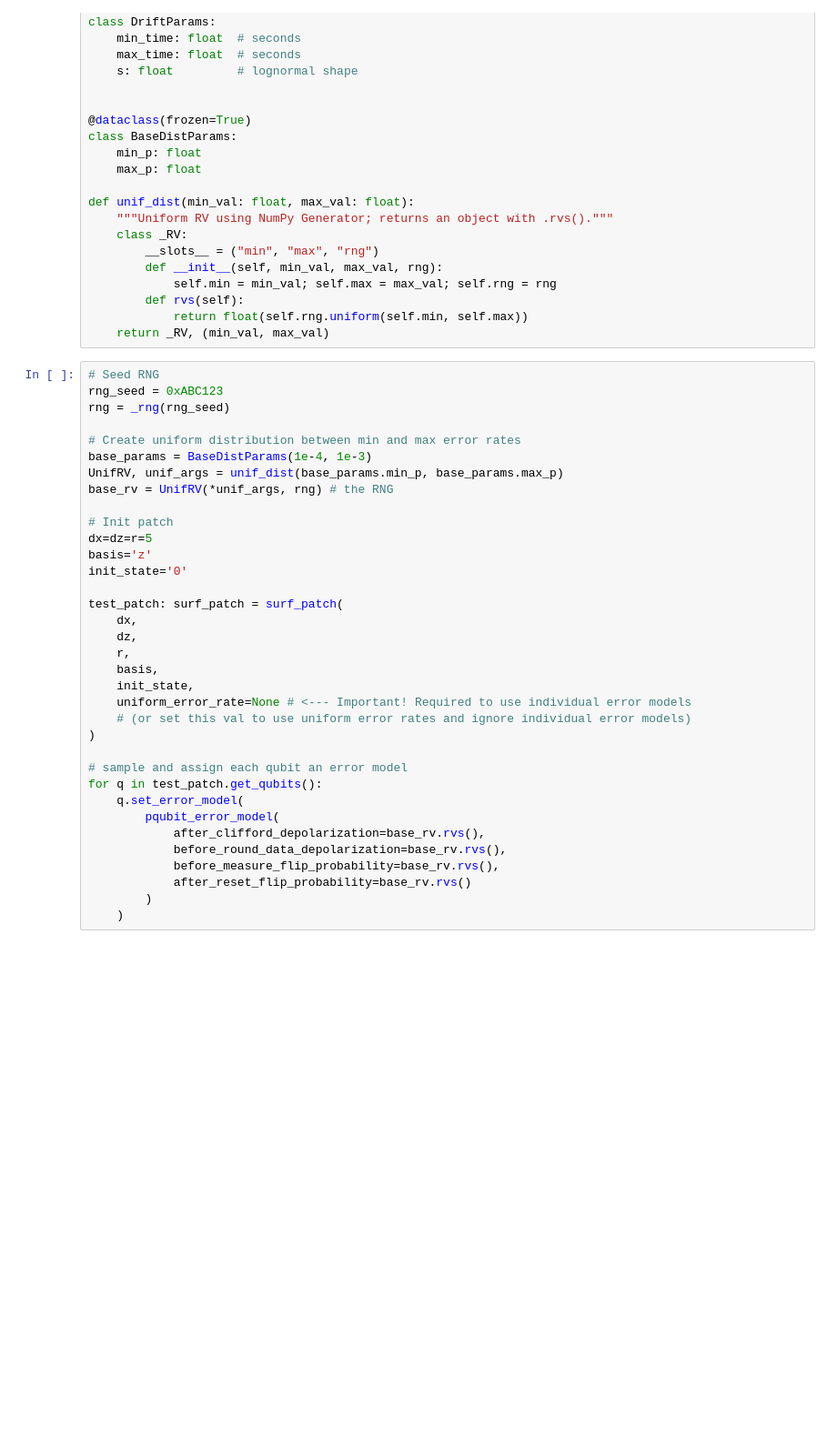
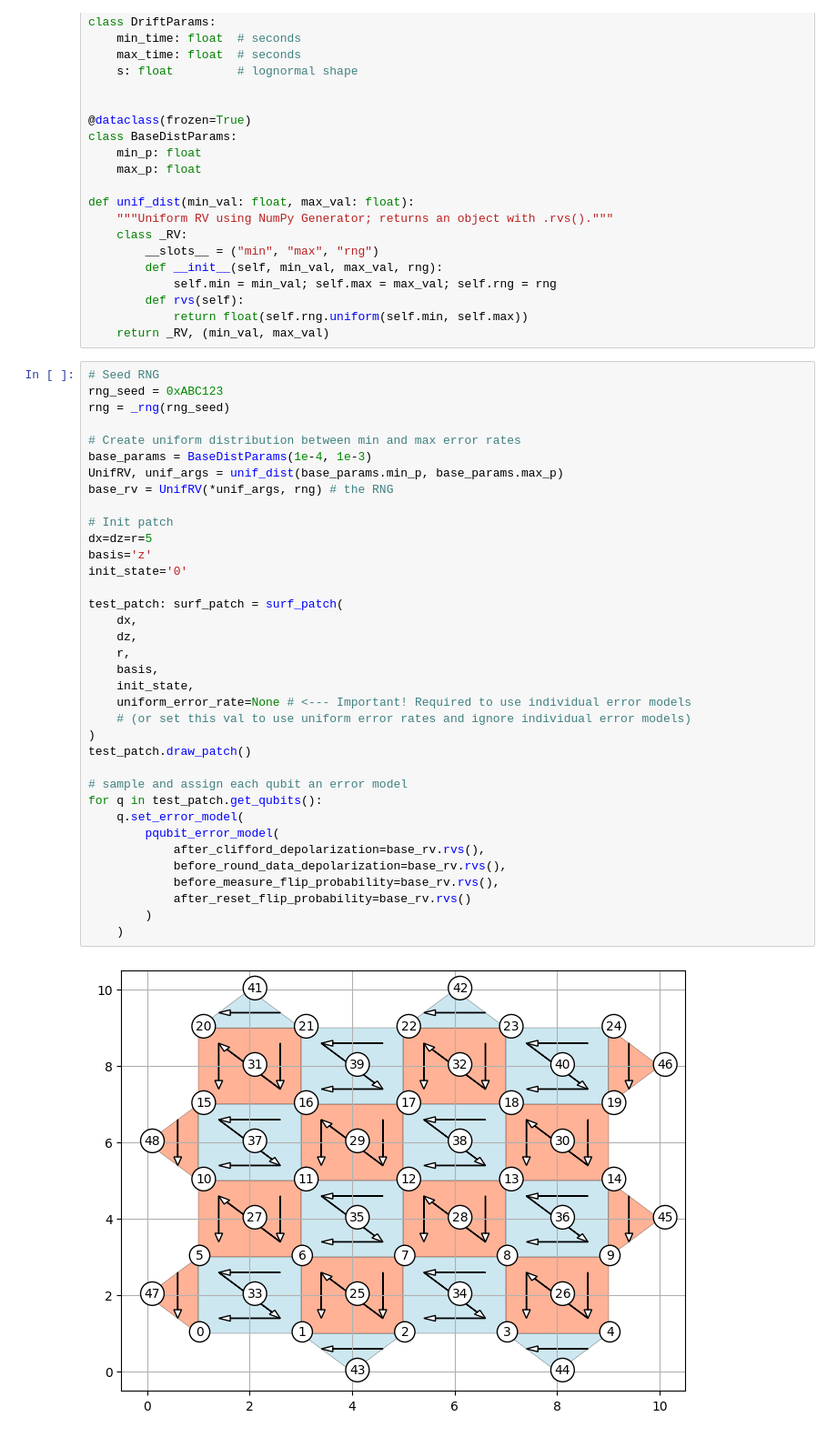
Before and after one commit to SimeonBentke/Fault-Tolerant-Surface-Code-Deformation-Across-Chiplet-Boundaries, a Jupyter notebook: usage.ipynb, the cells around one changed output. Shown at 91% size. Cells and saved outputs as stored; diff of their text form; blank space fills up the shorter version.

```diff
--- a/usage.ipynb
+++ b/usage.ipynb
@@ -41,33 +41,36 @@ rng = _rng(rng_seed)
 # Create uniform distribution between min and max error rates
 base_params = BaseDistParams(1e-4, 1e-3)
 UnifRV, unif_args = unif_dist(base_params.min_p, base_params.max_p)
 base_rv = UnifRV(*unif_args, rng) # the RNG
 
 # Init patch
 dx=dz=r=5
 basis='z'
 init_state='0'
 
 test_patch: surf_patch = surf_patch(
     dx,
     dz,
     r,
     basis,
     init_state,
     uniform_error_rate=None # <--- Important! Required to use individual error models
     # (or set this val to use uniform error rates and ignore individual error models)
 )
+test_patch.draw_patch()
 
 # sample and assign each qubit an error model
 for q in test_patch.get_qubits():
     q.set_error_model(
         pqubit_error_model(
             after_clifford_depolarization=base_rv.rvs(),
             before_round_data_depolarization=base_rv.rvs(),
             before_measure_flip_probability=base_rv.rvs(),
             after_reset_flip_probability=base_rv.rvs()
         )
     )
+# %% [output]
+[figure, added]
 # %%
 error_map: dict[tuple[int,int], float] = {}
 remaining_qubits = set([q.get_id() for q in test_patch.get_qubits()])
```
Also changed, not shown: parts of 4 cells of this notebook.
